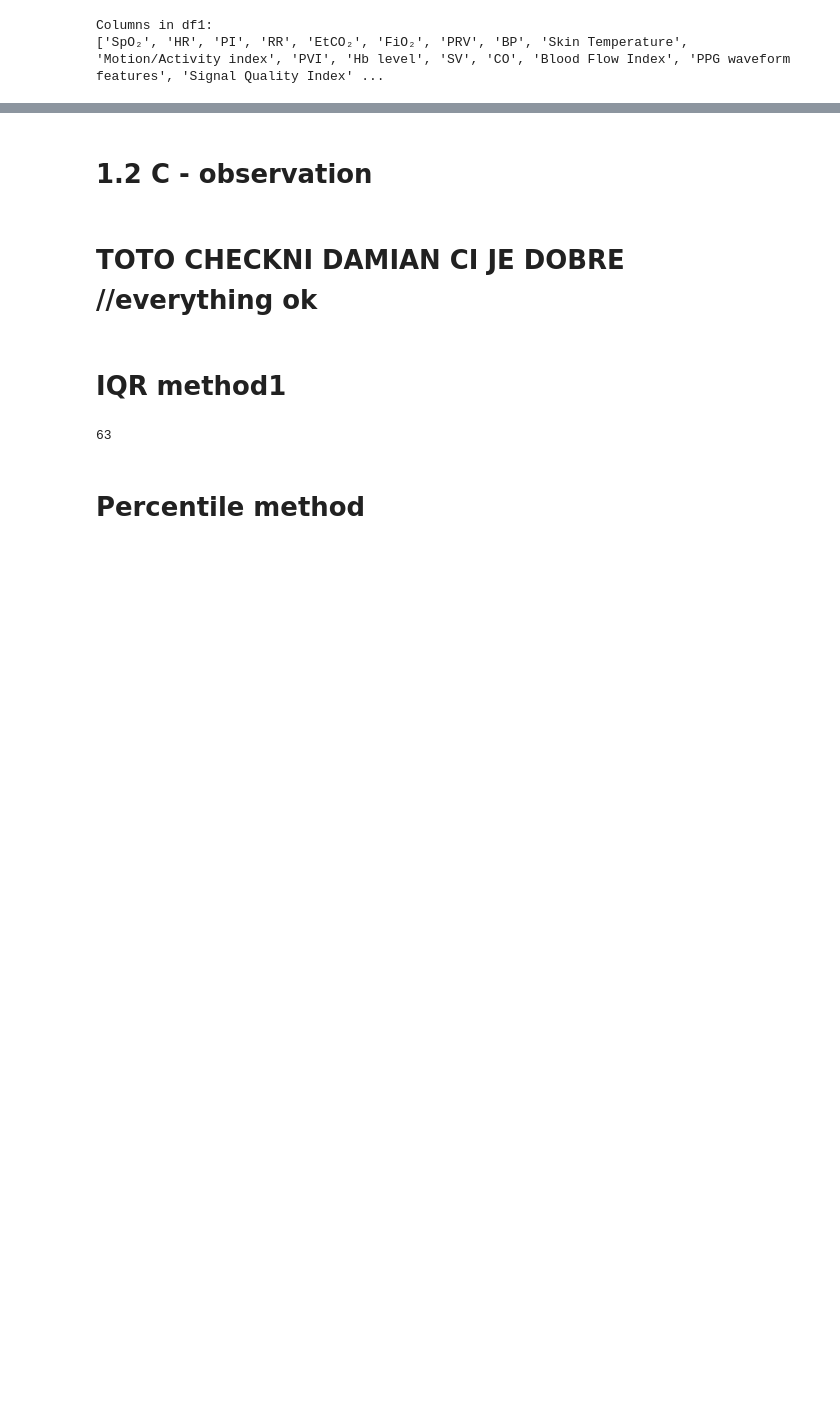
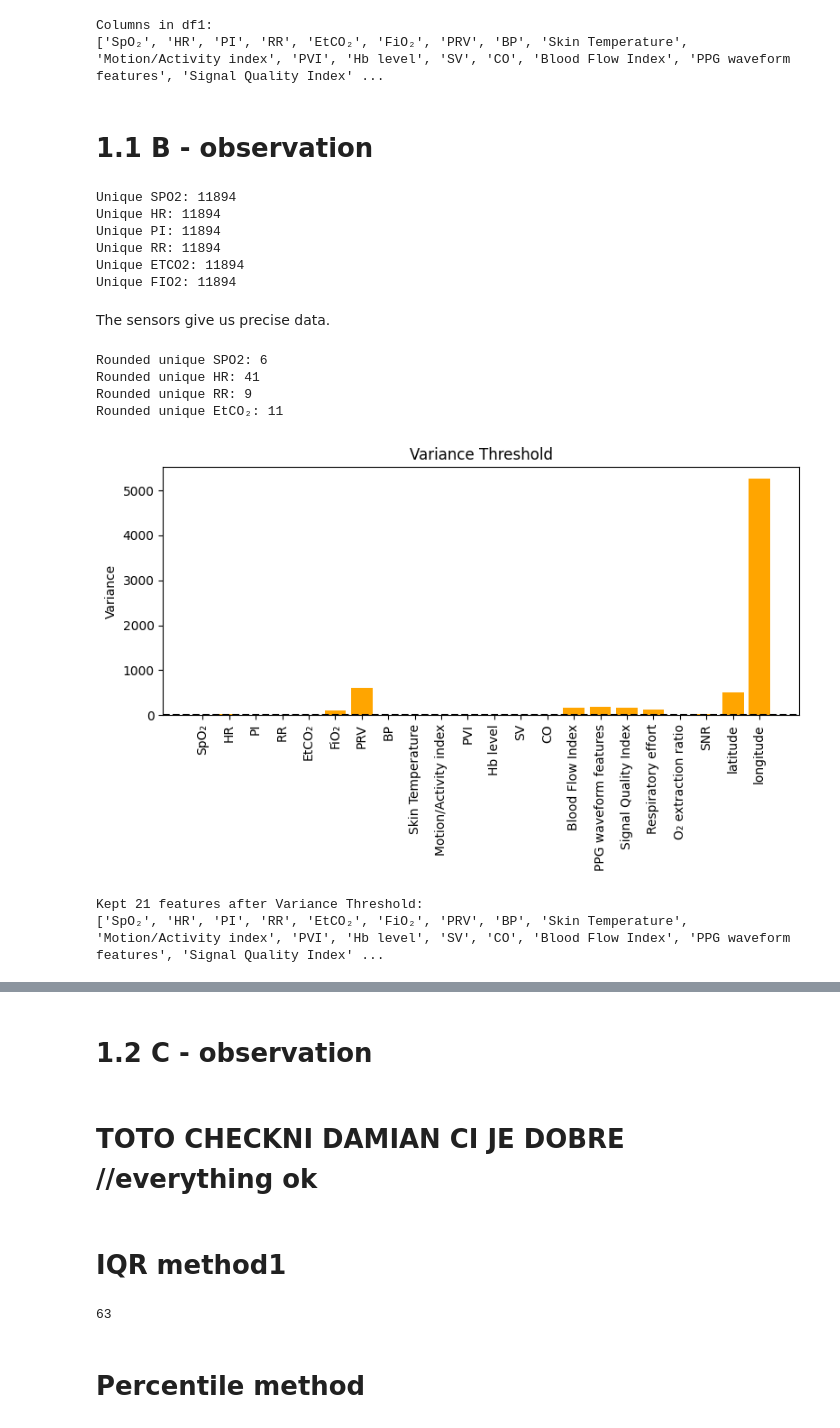
Before and after one commit to Michzru/Critical-oxygen-saturation-estimation, a Jupyter notebook: phase_1.ipynb, the cells around one changed output, grey strips where cells are left out. Saved outputs shown, nothing was run; the diff lists cells and outputs as text; code cells hidden in the pictures; blank space fills up the shorter version.

```diff
--- a/phase_1.ipynb
+++ b/phase_1.ipynb
@@ -846,0 +619,60 @@ dff1 = df1.round(2)
+# %% [markdown]
+# 1.1 B - observation
+# %%
+print("Unique SPO2: {}".format(df1['SpO₂'].nunique()))
+print("Unique HR: {}".format(df1['HR'].nunique()))
+print("Unique PI: {}".format(df1['PI'].nunique()))
+print("Unique RR: {}".format(df1['RR'].nunique()))
+print("Unique ETCO2: {}".format(df1['EtCO₂'].nunique()))
+print("Unique FIO2: {}".format(df1['FiO₂'].nunique()))
+# %% [output]
+Unique SPO2: 11894
+Unique HR: 11894
+Unique PI: 11894
+Unique RR: 11894
+Unique ETCO2: 11894
+Unique FIO2: 11894
+# %% [markdown]
+The sensors give us precise data.
+# %%
+print("Rounded unique SPO2:", df1['SpO₂'].round(0).nunique())
+print("Rounded unique HR:", df1['HR'].round(0).nunique())
+print("Rounded unique RR:", df1['RR'].round(0).nunique())
+print("Rounded unique EtCO₂:", df1['EtCO₂'].round(0).nunique())
+# %% [output]
+Rounded unique SPO2: 6
+Rounded unique HR: 41
+Rounded unique RR: 9
+Rounded unique EtCO₂: 11
+# %%
+data = df1
+# Select only numeric columns
+X = data.drop(columns=['oximetry'])
+X = X.select_dtypes(include=['number'])  # keep only numeric columns
+
+y = data['oximetry']
+
+# Remove features with very low variance
+selector = VarianceThreshold(threshold=0.01)
+X_var = selector.fit_transform(X)
+
+# Get kept feature names
+kept_features = X.columns[selector.get_support(indices=True)]
+
+# Plot variance of features
+variances = X.var()
+plt.figure(figsize=(8,5))
+plt.bar(range(len(variances)), variances, color=['orange' if v > 0.01 else 'skyblue' for v in variances])
+plt.axhline(y=0.01, color='black', linestyle='--')
+plt.xticks(range(len(variances)), X.columns, rotation=90)
+plt.title("Variance Threshold")
+plt.ylabel("Variance")
+plt.tight_layout()
+plt.show()
+
+print(f"Kept {len(kept_features)} features after Variance Threshold:")
+print(list(kept_features))
+# %% [output]
+[figure, added]
+Kept 21 features after Variance Threshold:
+['SpO₂', 'HR', 'PI', 'RR', 'EtCO₂', 'FiO₂', 'PRV', 'BP', 'Skin Temperature', 'Motion/Activity index', 'PVI', 'Hb level', 'SV', 'CO', 'Blood Flow Index', 'PPG waveform features', 'Signal Quality Index' ...
```
Also changed, not shown: parts of 41 cells of this notebook.
